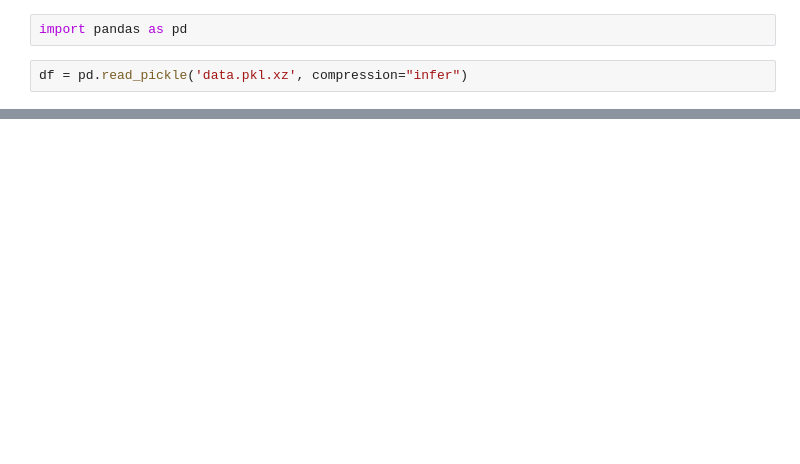
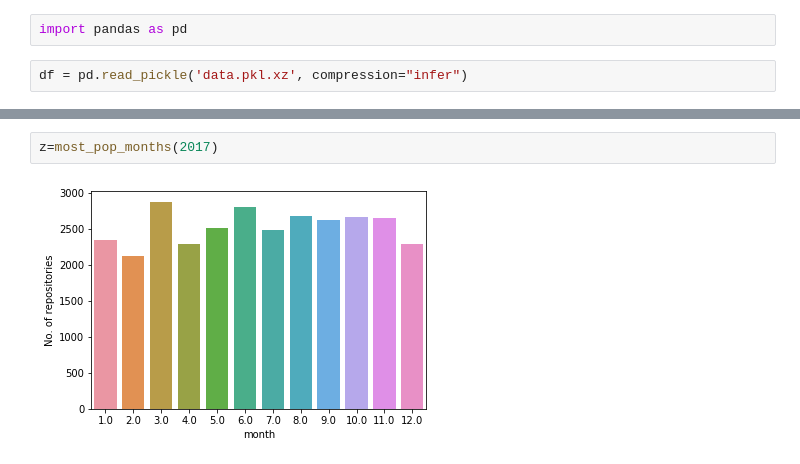
Before and after one commit to cshubhamrao/docker-hub-data, a Jupyter notebook: models/exploration.ipynb, the cells around one changed output, grey strips where cells are left out. Drawn from its saved outputs; the diff is of its cells as text; blank space fills up the shorter version.

```diff
--- a/models/exploration.ipynb
+++ b/models/exploration.ipynb
@@ -60,0 +155,4 @@ df.to_pickle("data.pkl.xz", compression="infer")
+# %%
+z=most_pop_months(2017)
+# %% [output]
+[figure, added]
```
Also changed, not shown: parts of 38 cells of this notebook, 1 other file.
